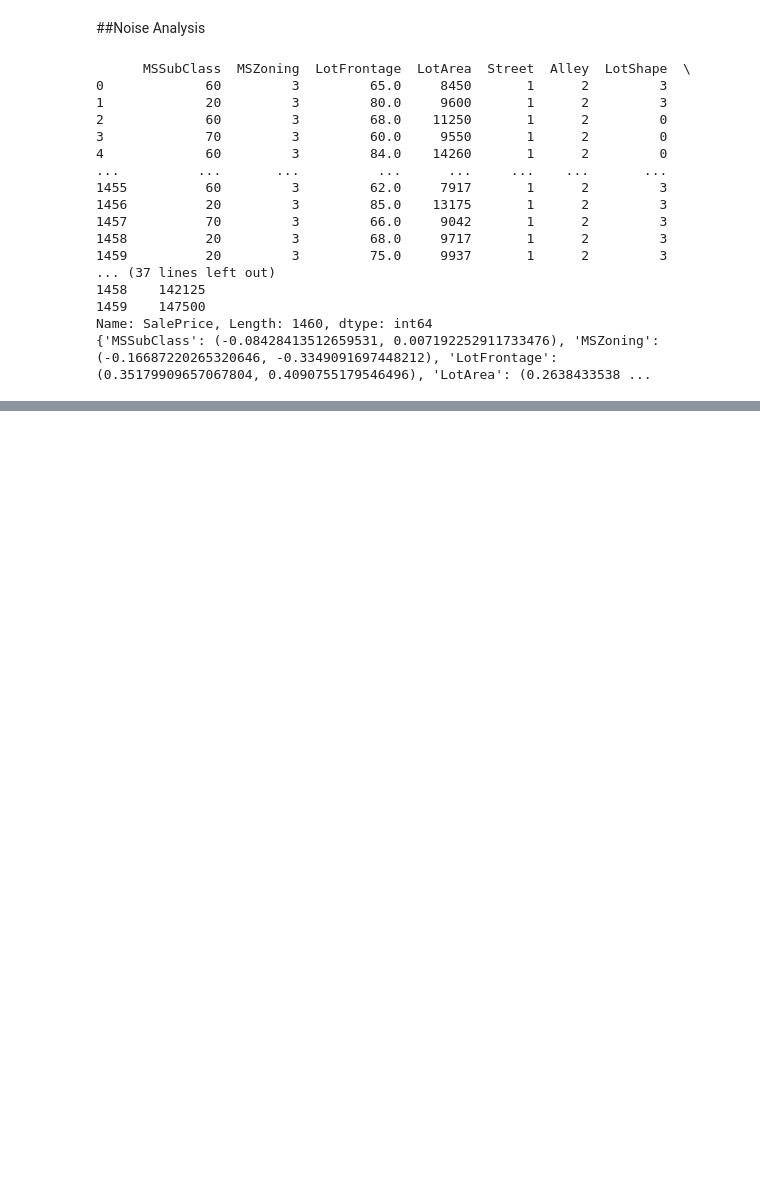
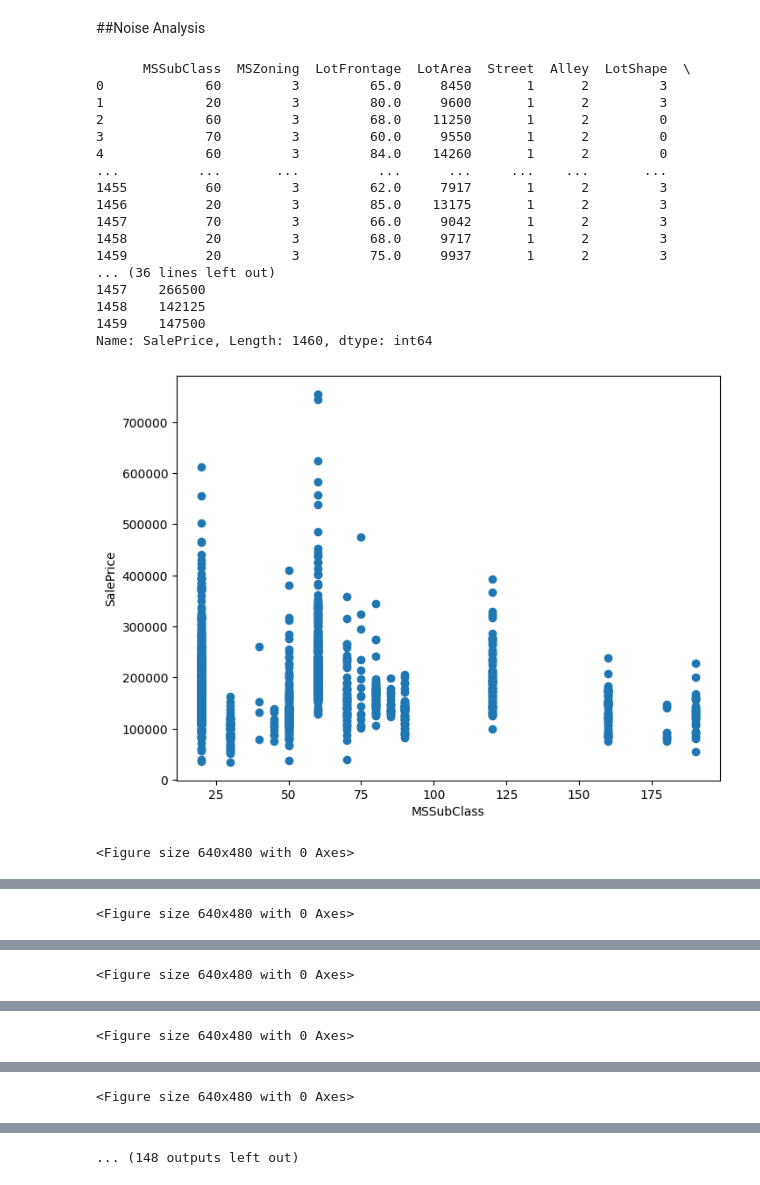
Before and after one commit to Isaac-Gregory/House-Pricing-SWD, a Jupyter notebook: housepricing_noiseanalysis.ipynb, the cells around one changed output, grey strips where cells are left out. Drawn from its saved outputs; the diff is of its cells as text; code cells hidden in the pictures; blank space fills up the shorter version.

Commit message:
Added graphing and saving to the correlation analysis

```diff
--- a/housepricing_noiseanalysis.ipynb
+++ b/housepricing_noiseanalysis.ipynb
@@ -102,35 +102,43 @@ print(y_train)
 # Loop through features
 noise_correlations = {}
 for feature in X_train.columns:
+
   # Calculate correlation
   pearson_temp = X_train[feature].corr(y_train)
   spearman_temp = X_train[feature].corr(y_train, method='spearman')
 
   # Save correlation into array
   noise_correlations[feature] = (pearson_temp, spearman_temp)
 
-  # Graph correlation
+  # Graph the correlation
+  plt.figure(figsize=(8, 6))
+  plt.scatter(X_train[feature], y_train)
+  plt.xlabel(feature)
+  plt.ylabel('SalePrice')
+  plt.show()
 
   # Save each graph into an image file
+  plt.savefig('corrs/' + feature + '_NoiseCorr.png')
 
-# Observe features removed using threshold on array
-
+# Observe features and remove using threshold on array
 print(noise_correlations)
 # %% [output]
       MSSubClass  MSZoning  LotFrontage  LotArea  Street  Alley  LotShape  \
 0             60         3         65.0     8450       1      2         3
 1             20         3         80.0     9600       1      2         3
 2             60         3         68.0    11250       1      2         0
 3             70         3         60.0     9550       1      2         0
 4             60         3         84.0    14260       1      2         0
 ...          ...       ...          ...      ...     ...    ...       ...
 1455          60         3         62.0     7917       1      2         3
 1456          20         3         85.0    13175       1      2         3
 1457          70         3         66.0     9042       1      2         3
 1458          20         3         68.0     9717       1      2         3
 1459          20         3         75.0     9937       1      2         3
-... (37 lines left out)
+... (36 lines left out)
+1457    266500
 1458    142125
 1459    147500
 Name: SalePrice, Length: 1460, dtype: int64
-{'MSSubClass': (-0.08428413512659531, 0.007192252911733476), 'MSZoning': (-0.16687220265320646, -0.3349091697448212), 'LotFrontage': (0.35179909657067804, 0.4090755179546496), 'LotArea': (0.2638433538 ...
+[figure, added]
+<Figure size 640x480 with 0 Axes>
@@ -136,0 +146 @@ Name: SalePrice, Length: 1460, dtype: int64
+<Figure size 640x480 with 0 Axes>
@@ -136,0 +148 @@ Name: SalePrice, Length: 1460, dtype: int64
+<Figure size 640x480 with 0 Axes>
@@ -136,0 +150 @@ Name: SalePrice, Length: 1460, dtype: int64
+<Figure size 640x480 with 0 Axes>
@@ -136,0 +152 @@ Name: SalePrice, Length: 1460, dtype: int64
+<Figure size 640x480 with 0 Axes>
@@ -137,3 +154,4 @@ Name: SalePrice, Length: 1460, dtype: int64
+... (148 outputs left out)
 # %%
 # Feature to Feature noise comparison
 # %%
```
Also changed, not shown: parts of 1 cell of this notebook.
